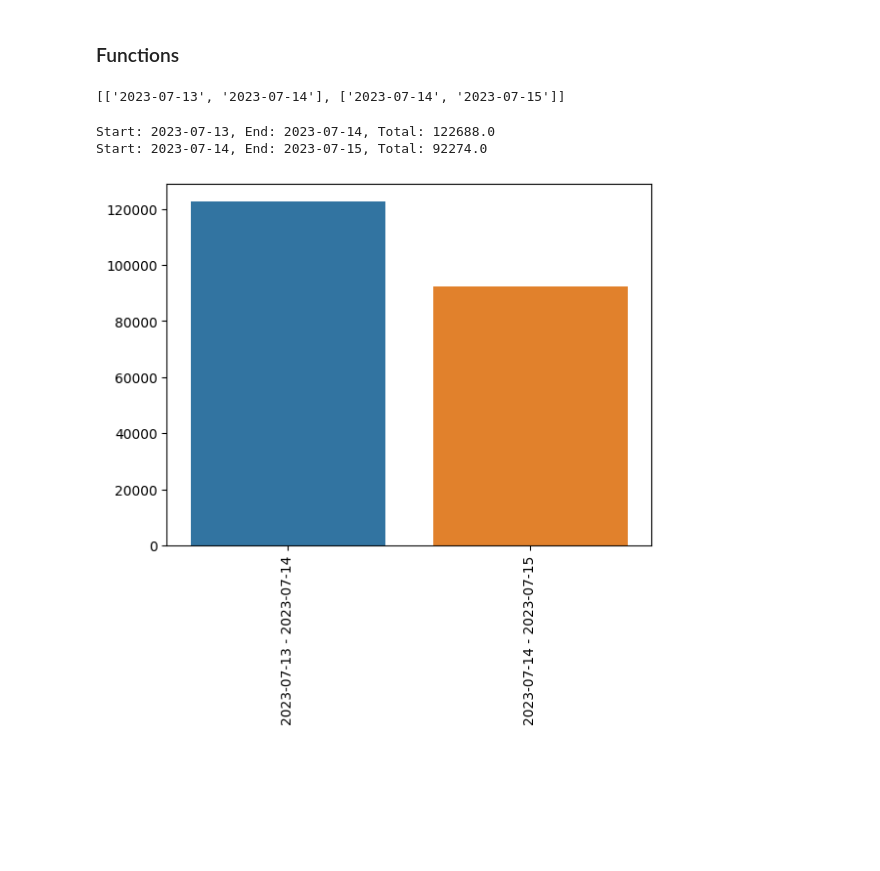
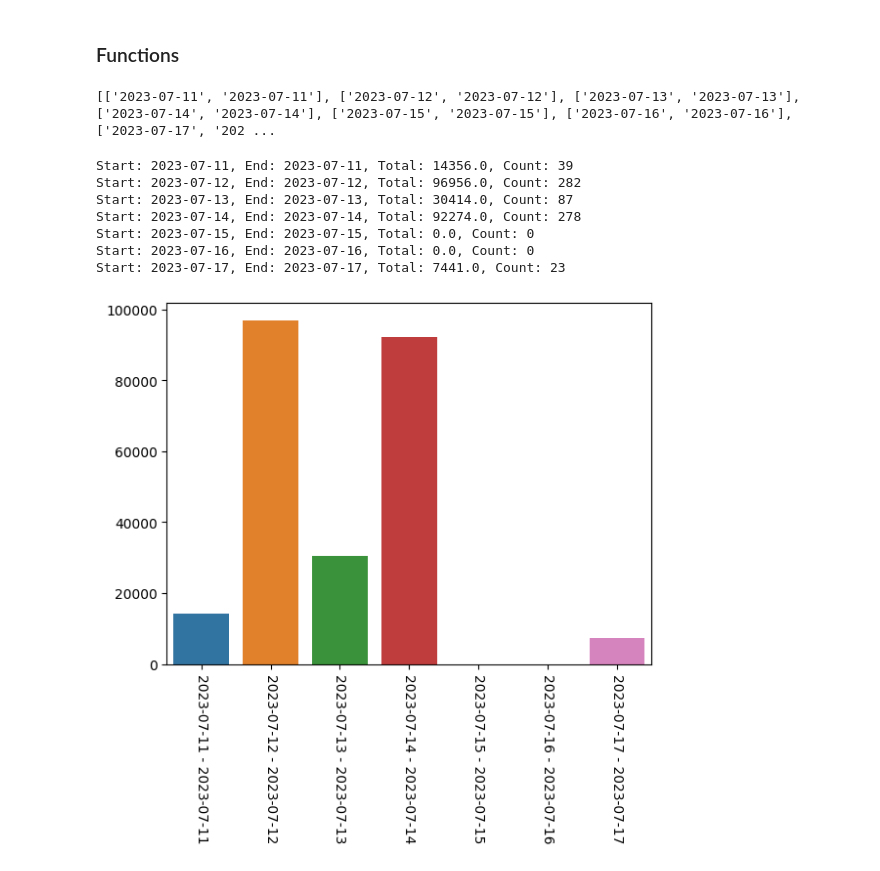
Before and after one commit to the-mama-ai/billie-stats-visualizer, a Jupyter notebook: notebook/notebook/billie_stats_visualizer.ipynb, the cells around one changed output. Drawn from its saved outputs; the diff is of its cells as text; code cells hidden in the pictures; blank space fills up the shorter version.

```diff
--- a/notebook/notebook/billie_stats_visualizer.ipynb
+++ b/notebook/notebook/billie_stats_visualizer.ipynb
@@ -23,16 +23,13 @@ Edit the cell below with your user parameters.
 # %%
 # str: the encoded hash (from keycloak) of the account ID you wish to examine.
 # Set to None or "" to view overall usage.
-ACCOUNT_ID="5f0ffdae-57f8-48d6-b003-9aa70d067be2"
+ACCOUNT_ID='5f0ffdae-57f8-48d6-b003-9aa70d067be2'
 
 # str: the environment (dev/prod)
 ENV="dev"
 
-# whether to sum over raw values or price-mapped values (raw/priced)
-SUM_TYPE="priced"
-
 # str: start and end date for the analysis. example: "2023-01-02 2023-03-04"
-TIME=f'2023-07-13 2023-07-15'
+TIME=f'2023-07-11 2023-07-17'
 
 # str: time frequency. determines how many 'bins' for summing usage over time (daily/monthly/quarterly/yearly).
 # Set to None or "" to treat start and end date as absolute (no breaking down over time intervals).
@@ -61,34 +58,34 @@ def form_date_intervals(date_start, date_end, intervals):
     timepoints = pd.date_range(date_start, date_end, freq=interval_map[intervals]).strftime('%Y-%m-%d').tolist()
     intervals = []
     # timepoints into intervals
-    for i in range(len(timepoints) -1 ):
-        intervals.append(timepoints[i: i+2])
+    for i in timepoints:
+        intervals.append([i, i])
+    #for i in range(len(timepoints) -1 ):
+    #    intervals.append(timepoints[i: i+2])
     print(intervals)
     return intervals
 # %%
-if SUM_TYPE == 'raw':
-    url_append = 'sum_raw_event_value'
-elif SUM_TYPE == 'priced':
-    url_append = 'sum_priced_event_value'
+url_append = f'{ACCOUNT_ID}/total' if ACCOUNT_ID else f'total'
 
 if ENV == 'dev':
     url = f'https://billie-dev.ch.themama.ai/api/v1/billing/{url_append}'
-    # url = f'https://billie-dev.ch.themama.ai/api/v1/billing/{url_append}'
-if ENV == 'prod':
+elif ENV == 'prod':
     url = f'http://billie.ch.themama.ai/api/v1/billing/{url_append}'
-    # url = f'http://billie.ch.themama.ai/api/v1/billing/{url_append}'
+
 # str: localhost url - delete this later
-url = f'http://host.docker.internal:9192/api/v1/billing/{url_append}'
+if ACCOUNT_ID:
+    url = f"http://host.docker.internal:9192/api/v1/billing/{ACCOUNT_ID}/total"
+else:
+    url = f"http://host.docker.internal:9192/api/v1/billing/total"
 
 def get_data_between_timepoints(intervals):
     interval_data = []
     headers = {'accept': 'application/json'}
     for interval in intervals:
         params = {
-        'account_id': ACCOUNT_ID,
-        'value_name': VALUE_NAME,
         'start': interval[0],
         'end': interval[1],
+        'value_name': VALUE_NAME
         }
 
         response = requests.get(url, params=params, headers=headers)
@@ -105,32 +102,34 @@ else:
 
 r_data = get_data_between_timepoints(intervals)
 # %% [output]
-[['2023-07-13', '2023-07-14'], ['2023-07-14', '2023-07-15']]
+[['2023-07-11', '2023-07-11'], ['2023-07-12', '2023-07-12'], ['2023-07-13', '2023-07-13'], ['2023-07-14', '2023-07-14'], ['2023-07-15', '2023-07-15'], ['2023-07-16', '2023-07-16'], ['2023-07-17', '202 ...
 # %%
 # print data and plot
 if not r_data:
     print("Wasn't able to generate a suitable", FREQUENCY, "interval between the dates:", TIME)
     print("Please check FREQUENCY parameter.")
 else:
     for interval in r_data:
-        if SUM_TYPE == 'raw':
             print(f"Start: {interval[0][0]}, End: {interval[0][1]}, Total: {interval[1]['total']}, Count: {interval[1]['count']}")
-        else:
-            print(f"Start: {interval[0][0]}, End: {interval[0][1]}, Total: {interval[1]['total']}")
 
     y_label_val = VALUE_NAME
     y_label_count = 'Count'
     x_labels = [f'{i[0][0]} - {i[0][1]}' for i in r_data]
     plot_data_total = [i[1]['total'] for i in r_data]
 
     df = pd.DataFrame(
                       {'interval': x_labels,
                        y_label_val: plot_data_total,
                       })
 
     sns.barplot(x=x_labels, y=plot_data_total, data=df[[y_label_val]])
-    plt.xticks(rotation=90)
+    plt.xticks(rotation=-90)
 # %% [output]
-Start: 2023-07-13, End: 2023-07-14, Total: 122688.0
-Start: 2023-07-14, End: 2023-07-15, Total: 92274.0
+Start: 2023-07-11, End: 2023-07-11, Total: 14356.0, Count: 39
+Start: 2023-07-12, End: 2023-07-12, Total: 96956.0, Count: 282
+Start: 2023-07-13, End: 2023-07-13, Total: 30414.0, Count: 87
+Start: 2023-07-14, End: 2023-07-14, Total: 92274.0, Count: 278
+Start: 2023-07-15, End: 2023-07-15, Total: 0.0, Count: 0
+Start: 2023-07-16, End: 2023-07-16, Total: 0.0, Count: 0
+Start: 2023-07-17, End: 2023-07-17, Total: 7441.0, Count: 23
-[figure, old version]
+[figure, new version]
```
